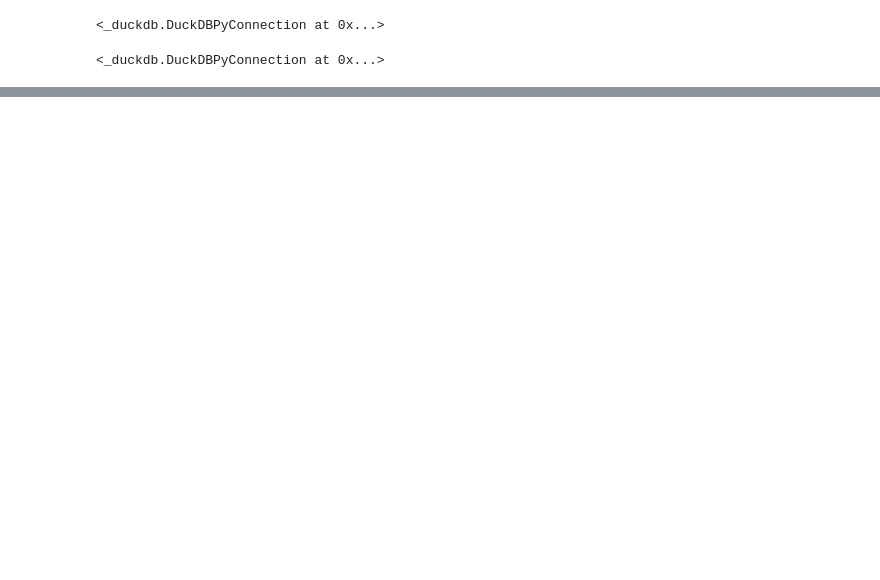
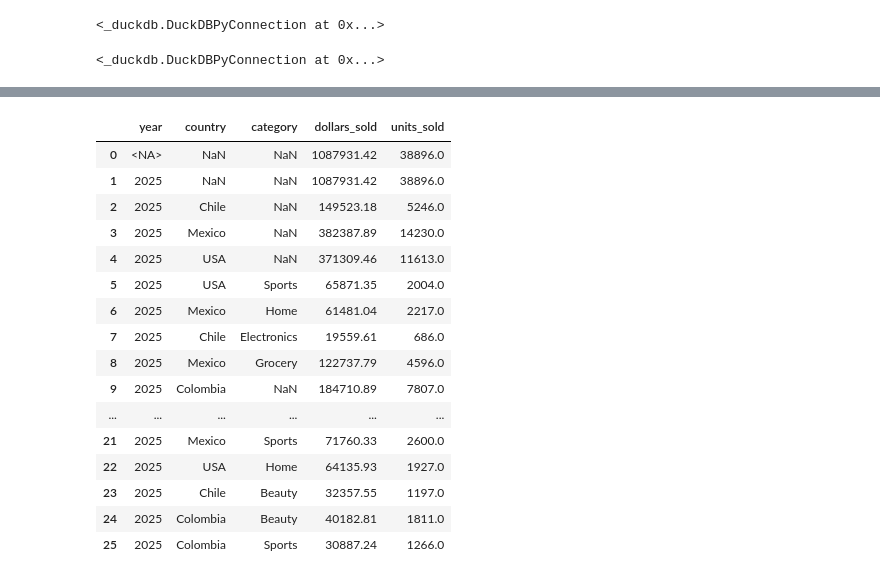
Before and after one commit to Esparrago23/Mineria_De_Datos, a Jupyter notebook: notebook.ipynb, the cells around one changed output, grey strips where cells are left out. Saved outputs shown, nothing was run; the diff lists cells and outputs as text; code cells hidden in the pictures; blank space fills up the shorter version.

```diff
--- a/notebook.ipynb
+++ b/notebook.ipynb
@@ -84,0 +115,25 @@ Shape: (30, 4)
+# %%
+rollup_df = con.execute("""
+    SELECT year, country, category, SUM(dollars_sold) AS dollars_sold, SUM(units_sold) AS units_sold
+    FROM v_sales
+    GROUP BY ROLLUP (year, country, category)
+""").df()
+rollup_df
+# %% [output]
+|  | year | country | category | dollars_sold | units_sold |
+| 0 | <NA> | NaN | NaN | 1087931.42 | 38896.0 |
+| 1 | 2025 | NaN | NaN | 1087931.42 | 38896.0 |
+| 2 | 2025 | Chile | NaN | 149523.18 | 5246.0 |
+| 3 | 2025 | Mexico | NaN | 382387.89 | 14230.0 |
+| 4 | 2025 | USA | NaN | 371309.46 | 11613.0 |
+| 5 | 2025 | USA | Sports | 65871.35 | 2004.0 |
+| 6 | 2025 | Mexico | Home | 61481.04 | 2217.0 |
+| 7 | 2025 | Chile | Electronics | 19559.61 | 686.0 |
+| 8 | 2025 | Mexico | Grocery | 122737.79 | 4596.0 |
+| 9 | 2025 | Colombia | NaN | 184710.89 | 7807.0 |
+| ... | ... | ... | ... | ... | ... |
+| 21 | 2025 | Mexico | Sports | 71760.33 | 2600.0 |
+| 22 | 2025 | USA | Home | 64135.93 | 1927.0 |
+| 23 | 2025 | Chile | Beauty | 32357.55 | 1197.0 |
+| 24 | 2025 | Colombia | Beauty | 40182.81 | 1811.0 |
+| 25 | 2025 | Colombia | Sports | 30887.24 | 1266.0 |
```
Also changed, not shown: parts of 13 cells of this notebook.
